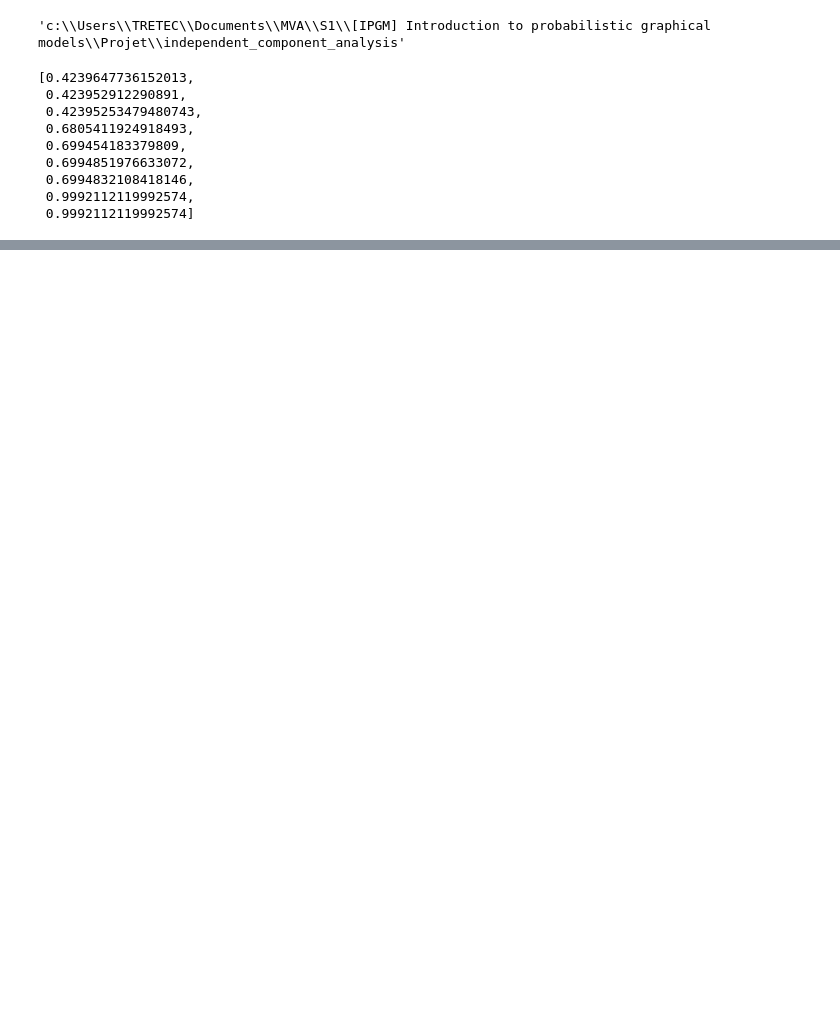
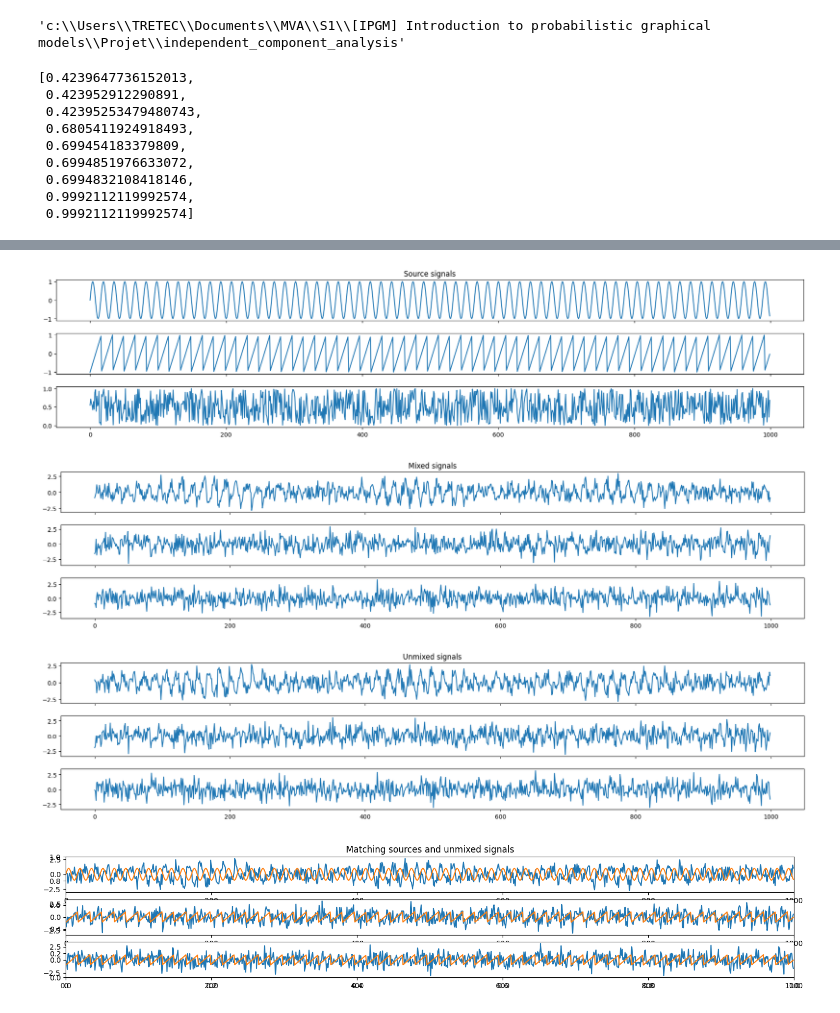
Before and after one commit to ylefay/independent_component_analysis, a Jupyter notebook: experiments/exp0_synthetic-signals/toy_sources.ipynb, the cells around one changed output, grey strips where cells are left out. Saved outputs shown, nothing was run; the diff lists cells and outputs as text; code cells hidden in the pictures; blank space fills up the shorter version.

```diff
--- a/experiments/exp0_synthetic-signals/toy_sources.ipynb
+++ b/experiments/exp0_synthetic-signals/toy_sources.ipynb
@@ -259,0 +339,39 @@ with open(file_path, 'w') as file:
+# %%
+# Plot input signals (not mixed)
+fig, axes = plt.subplots(nrows=n_signals, ncols=1, figsize=(18, 4),sharex=True)
+fig.tight_layout() # Or equivalently,  "plt.tight_layout()"
+axes[0].set_title('Source signals')
+for i in range(n_signals):
+    axes[i].plot(S[i])
+
+# Plot mixed signals
+fig, axes = plt.subplots(nrows=n_signals, ncols=1, figsize=(18, 4),sharex=True)
+fig.tight_layout() # Or equivalently,  "plt.tight_layout()"
+axes[0].set_title('Mixed signals')
+for i in range(n_signals):
+    axes[i].plot(X[i])
+
+
+# Plot recovered signals (unmixed)
+fig, axes = plt.subplots(nrows=n_signals, ncols=1, figsize=(18, 4),sharex=True)
+fig.tight_layout() # Or equivalently,  "plt.tight_layout()"
+axes[0].set_title('Unmixed signals')
+for i in range(n_signals):
+    axes[i].plot(unMixed[i])
+
+Sw, _, _ = centering_and_whitening(S)
+
+plt.figure(figsize=(18,3))
+plt.title("Matching sources and unmixed signals")
+for i in range(X.shape[0]):
+    perm = np.argmax(np.abs(unMixed[i,:] @ Sw.T))
+    plt.subplot(3,1,i+1)
+    plt.plot(unMixed[i,:].T)
+    plt.plot(S[perm].T)
+    plt.xlim(0, S.shape[1])
+    # ax.set_ylim(-1.5, 1.5)
+# %% [output]
+[figure, added]
+[figure, added]
+[figure, added]
+[figure, added]
```
Also changed, not shown: parts of 14 cells of this notebook, 15 other files.
